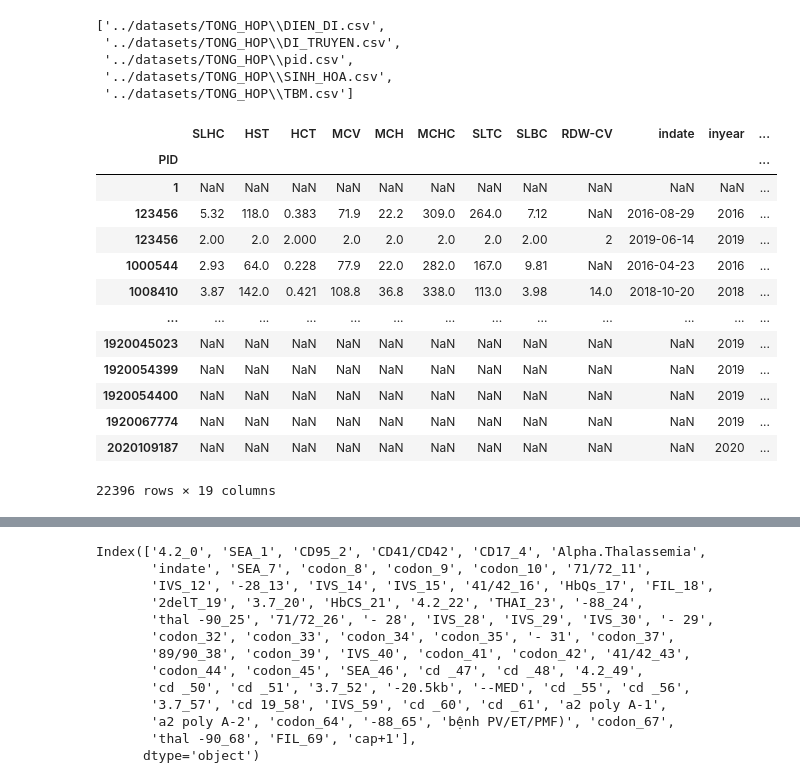
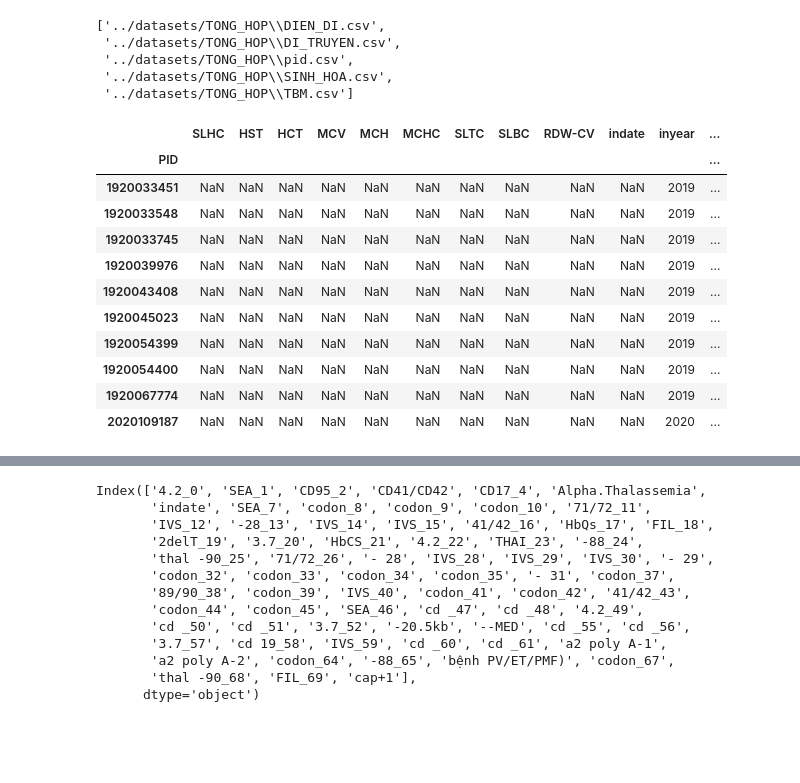
Before and after one commit to tupm2208/thalassemia, a Jupyter notebook: notebooks/TONG_HOP.ipynb, the cells around one changed output, grey strips where cells are left out. Cells and saved outputs as stored; diff of their text form; code cells hidden in the pictures; blank space fills up the shorter version.

```diff
--- a/notebooks/TONG_HOP.ipynb
+++ b/notebooks/TONG_HOP.ipynb
@@ -35,22 +36,20 @@ sinh_hoa_df = sinh_hoa_df[['FE', 'FERRITIN', 'inyear']]
 dien_di_df  = df_list[0].assign(inyear=df_list[0].indate.str.split('-').str[0])
 dien_di_df = dien_di_df[['HBA1', 'HBE', 'HBF', 'HBA2', 'HBH', 'HBB', 'inyear']]
 # %%
-tong_hop_df = pid_df.merge(tbm_df, how='left', left_index=True, right_index=True)
-tong_hop_df = tong_hop_df.merge(sinh_hoa_df, how='outer', left_on=['PID', 'inyear'], right_on=['PID', 'inyear'])
+tong_hop_df = pid_df.merge(tbm_df, how='left', left_index=True, right_index=True) # join left
+tong_hop_df = tong_hop_df.merge(sinh_hoa_df, how='outer', left_on=['PID', 'inyear'], right_on=['PID', 'inyear']) # join left-right
 tong_hop_df = tong_hop_df.merge(dien_di_df, how='outer', left_on=['PID', 'inyear'], right_on=['PID', 'inyear'])
-tong_hop_df
+tong_hop_df.tail(10)
 # %% [output]
 |  | SLHC | HST | HCT | MCV | MCH | MCHC | SLTC | SLBC | RDW-CV | indate | inyear | ... |
 | PID |  |  |  |  |  |  |  |  |  |  |  | ... |
-| 1 | NaN | NaN | NaN | NaN | NaN | NaN | NaN | NaN | NaN | NaN | NaN | ... |
-| 123456 | 5.32 | 118.0 | 0.383 | 71.9 | 22.2 | 309.0 | 264.0 | 7.12 | NaN | 2016-08-29 | 2016 | ... |
-| 123456 | 2.00 | 2.0 | 2.000 | 2.0 | 2.0 | 2.0 | 2.0 | 2.00 | 2 | 2019-06-14 | 2019 | ... |
-| 1000544 | 2.93 | 64.0 | 0.228 | 77.9 | 22.0 | 282.0 | 167.0 | 9.81 | NaN | 2016-04-23 | 2016 | ... |
-| 1008410 | 3.87 | 142.0 | 0.421 | 108.8 | 36.8 | 338.0 | 113.0 | 3.98 | 14.0 | 2018-10-20 | 2018 | ... |
-| ... | ... | ... | ... | ... | ... | ... | ... | ... | ... | ... | ... | ... |
+| 1920033451 | NaN | NaN | NaN | NaN | NaN | NaN | NaN | NaN | NaN | NaN | 2019 | ... |
+| 1920033548 | NaN | NaN | NaN | NaN | NaN | NaN | NaN | NaN | NaN | NaN | 2019 | ... |
+| 1920033745 | NaN | NaN | NaN | NaN | NaN | NaN | NaN | NaN | NaN | NaN | 2019 | ... |
+| 1920039976 | NaN | NaN | NaN | NaN | NaN | NaN | NaN | NaN | NaN | NaN | 2019 | ... |
+| 1920043408 | NaN | NaN | NaN | NaN | NaN | NaN | NaN | NaN | NaN | NaN | 2019 | ... |
 | 1920045023 | NaN | NaN | NaN | NaN | NaN | NaN | NaN | NaN | NaN | NaN | 2019 | ... |
 | 1920054399 | NaN | NaN | NaN | NaN | NaN | NaN | NaN | NaN | NaN | NaN | 2019 | ... |
 | 1920054400 | NaN | NaN | NaN | NaN | NaN | NaN | NaN | NaN | NaN | NaN | 2019 | ... |
 | 1920067774 | NaN | NaN | NaN | NaN | NaN | NaN | NaN | NaN | NaN | NaN | 2019 | ... |
 | 2020109187 | NaN | NaN | NaN | NaN | NaN | NaN | NaN | NaN | NaN | NaN | 2020 | ... |
-22396 rows × 19 columns
```
Also changed, not shown: parts of 11 cells of this notebook, 5 other files.
